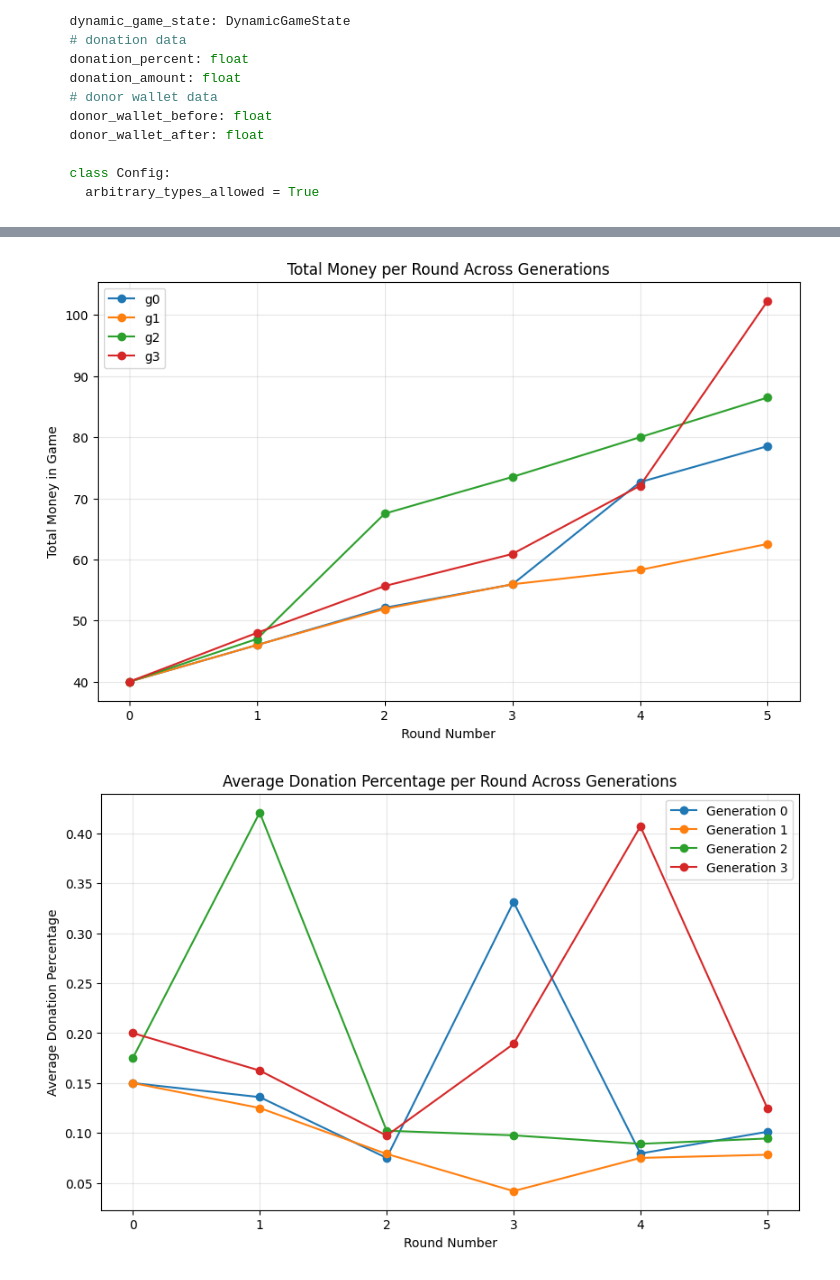
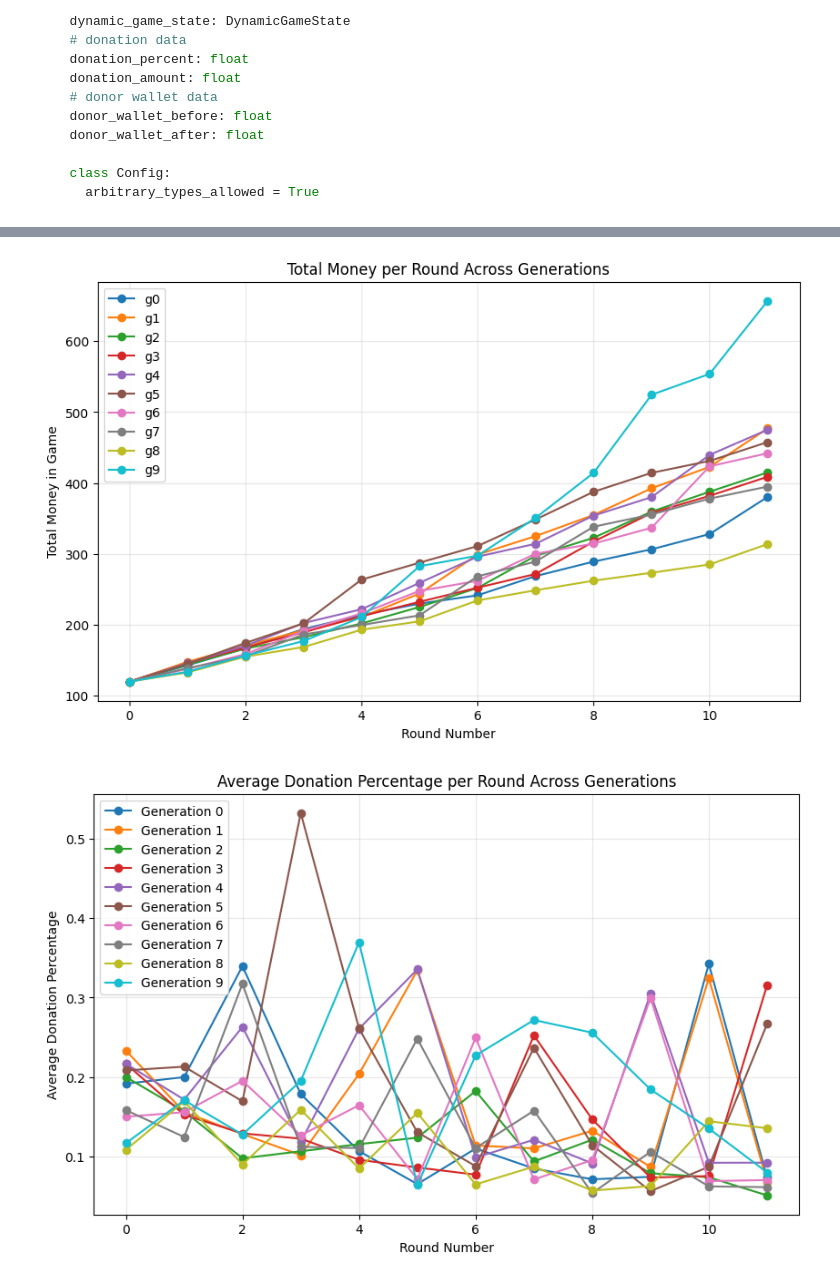
Before and after one commit to CakeCrusher/cultural_evolution, a Jupyter notebook: donors_game-analysis.ipynb, the cells around one changed output, grey strips where cells are left out. Drawn from its saved outputs; the diff is of its cells as text; code cells hidden in the pictures.

````diff
--- a/donors_game-analysis.ipynb
+++ b/donors_game-analysis.ipynb
@@ -63,7 +63,9 @@ class Decision(BaseModel):
 ```
 # %%
 import json
-data = json.load(open("data/game_state-g4_r6_p4.json", "r"))
+data_path = "data/g10_r12_p12/game_state.json"
+output_dir = "data/g10_r12_p12/"
+data = json.load(open(data_path, "r"))
 # print data snippet
 print(json.dumps(data, indent=4)[:1200] + "...")
 # %% [output]
@@ -90,7 +92,7 @@ import matplotlib.pyplot as plt
 import json
 
 # Load the data
-with open("data/game_state-g4_r6_p4.json", "r") as f:
+with open(data_path, "r") as f:
     data = json.load(f)
 
 rounds = data["rounds"]
@@ -121,53 +123,53 @@ plt.grid(True, alpha=0.3)
 plt.legend()
 
 # save the plot in data directory
-plt.savefig("data/total_money_per_round.png")
+plt.savefig(output_dir+"total_money_per_round.png")
 
 # Show the plot
 plt.show()
 # %% [output]
-[figure, old version]
+[figure, new version]
 # %%
 # Create a line graph showing average donation percentages per round across generations
 import matplotlib.pyplot as plt
 import json
 
 # Load the data
-with open("data/game_state-g4_r6_p4.json", "r") as f:
+with open(data_path, "r") as f:
     data = json.load(f)
 
 rounds = data["rounds"]
 generations = data["generations"]
 
 # Create figure and axis
 plt.figure(figsize=(10, 6))
 
 # Plot line for each generation
 for i in range(generations):
     gen_players = data["history"][f"g{i}"]
     avg_donation_per_round = [0] * rounds
     for j in range(rounds):
         round_donations = []
         for player in gen_players:
             round_donations.append(player["history"][j]["donation_percent"])
         avg_donation_per_round[j] = sum(round_donations) / len(round_donations)
 
     # Plot this generation's line
     plt.plot(range(rounds), avg_donation_per_round, marker='o', label=f"Generation {i}")
 
 # Customize the plot
 plt.xlabel('Round Number')
 plt.ylabel('Average Donation Percentage')
 plt.title('Average Donation Percentage per Round Across Generations')
 plt.grid(True, alpha=0.3)
 plt.legend()
 
-plt.savefig("data/avg_donation_percentage.png")
+plt.savefig(output_dir+"avg_donation_percentage.png")
 
 # Show and save the plot
 plt.show()
 # %% [output]
-[figure, old version]
+[figure, new version]
 # %%
 # Create figure and axis
 plt.figure(figsize=(10, 6))
````
Also changed, not shown: parts of 3 cells of this notebook, 12 other files.
